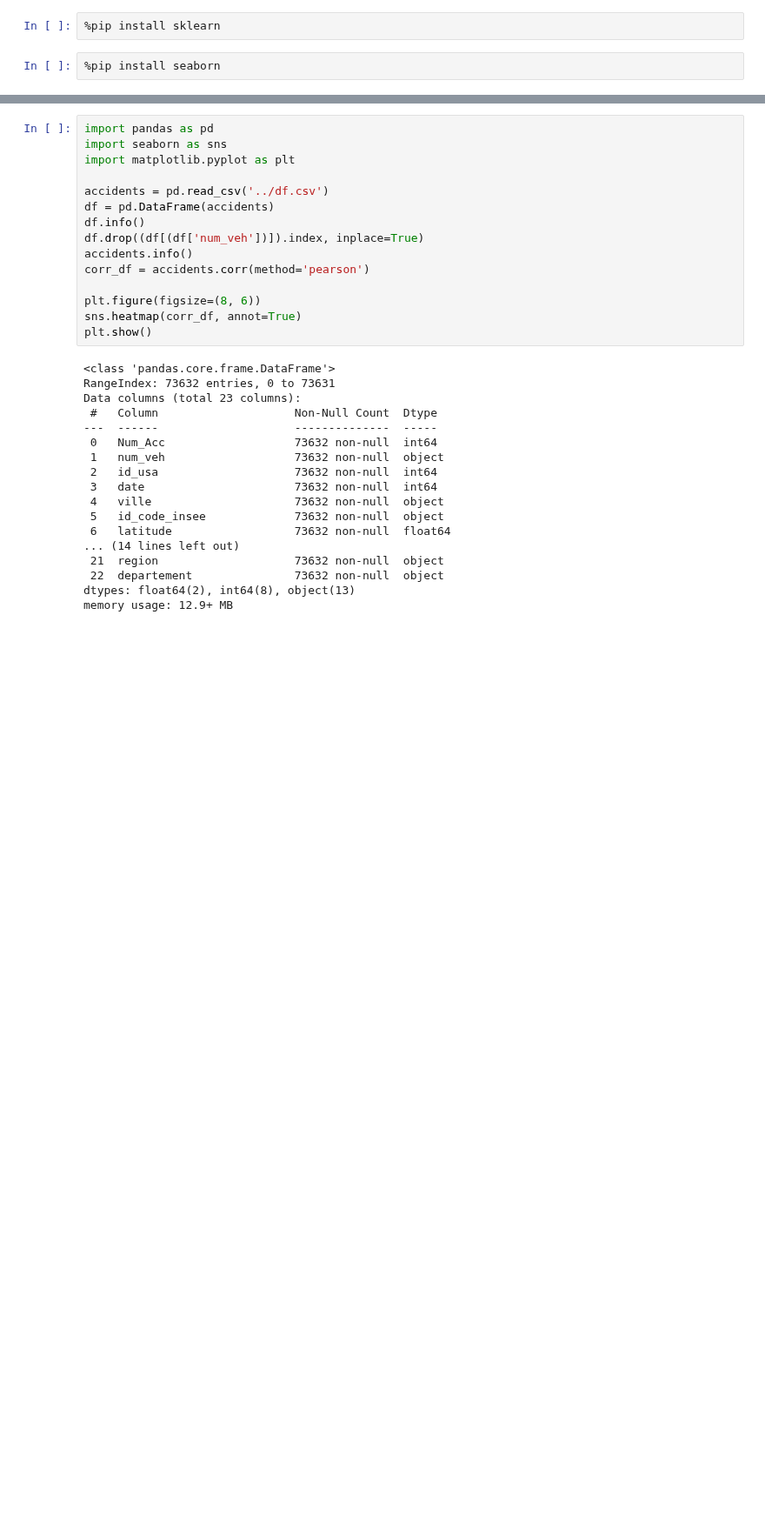
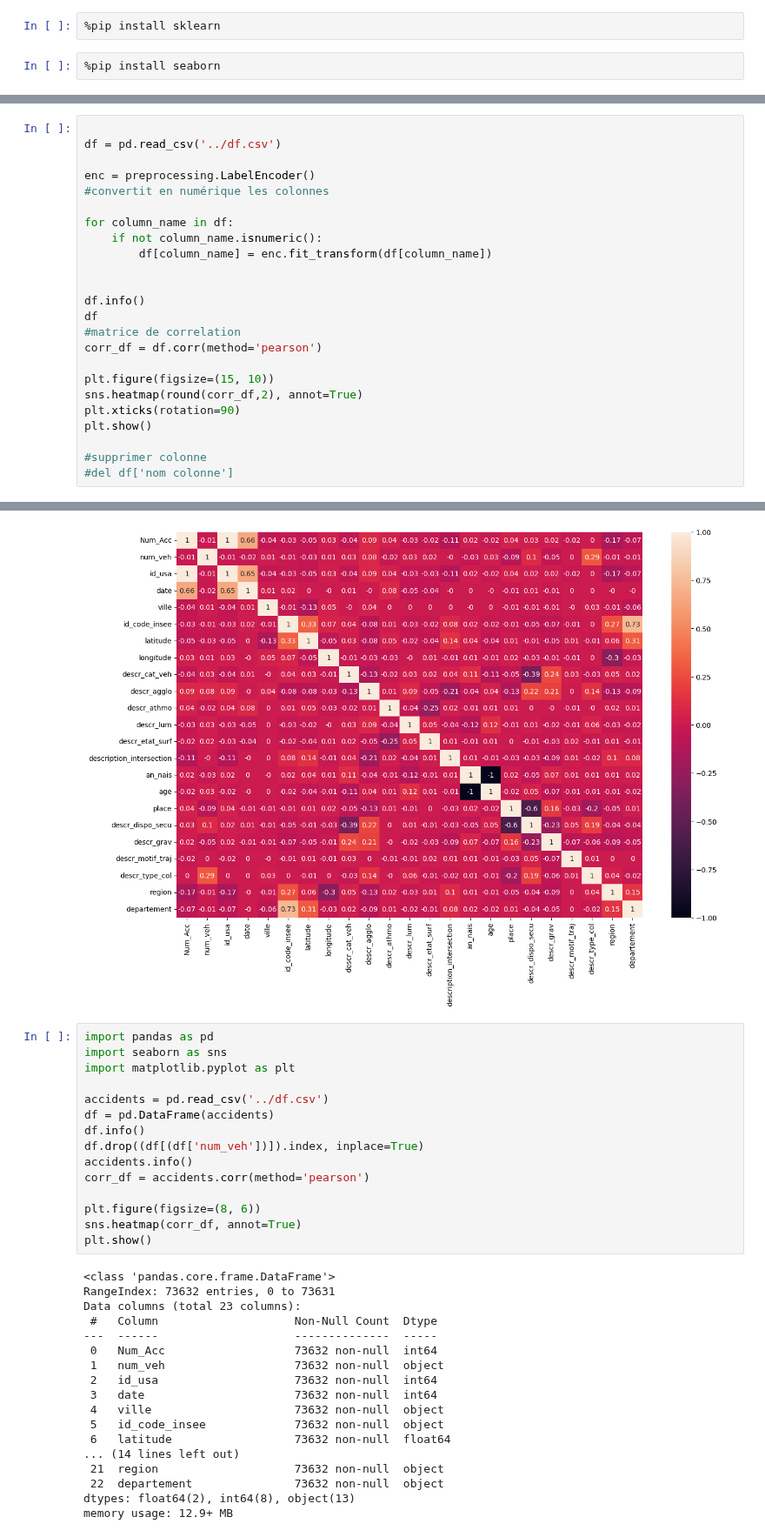
Before and after one commit to Epwo/ProjetA3-23, a Jupyter notebook: IA/non supervisé/non-supervise.ipynb, the cells around one changed output, grey strips where cells are left out. Shown at 87% size. Saved outputs shown, nothing was run; the diff lists cells and outputs as text; blank space fills up the shorter version.

```diff
--- a/IA/non supervisé/non-supervise.ipynb
+++ b/IA/non supervisé/non-supervise.ipynb
@@ -89,0 +20,25 @@ memory usage: 9.3 MB
+# %%
+
+df = pd.read_csv('../df.csv')
+
+enc = preprocessing.LabelEncoder()
+#convertit en numérique les colonnes
+
+for column_name in df:
+    if not column_name.isnumeric():
+        df[column_name] = enc.fit_transform(df[column_name])
+
+
+df.info()
+df
+#matrice de correlation
+corr_df = df.corr(method='pearson')
+
+plt.figure(figsize=(15, 10))
+sns.heatmap(round(corr_df,2), annot=True)
+plt.xticks(rotation=90)
+plt.show()
+
+#supprimer colonne
+#del df['nom colonne']
+# %% [output]
@@ -90,3 +62,4 @@ memory usage: 9.3 MB
+[figure, added]
 # %%
 import pandas as pd
 import seaborn as sns
```
Also changed, not shown: parts of 3 cells of this notebook.
